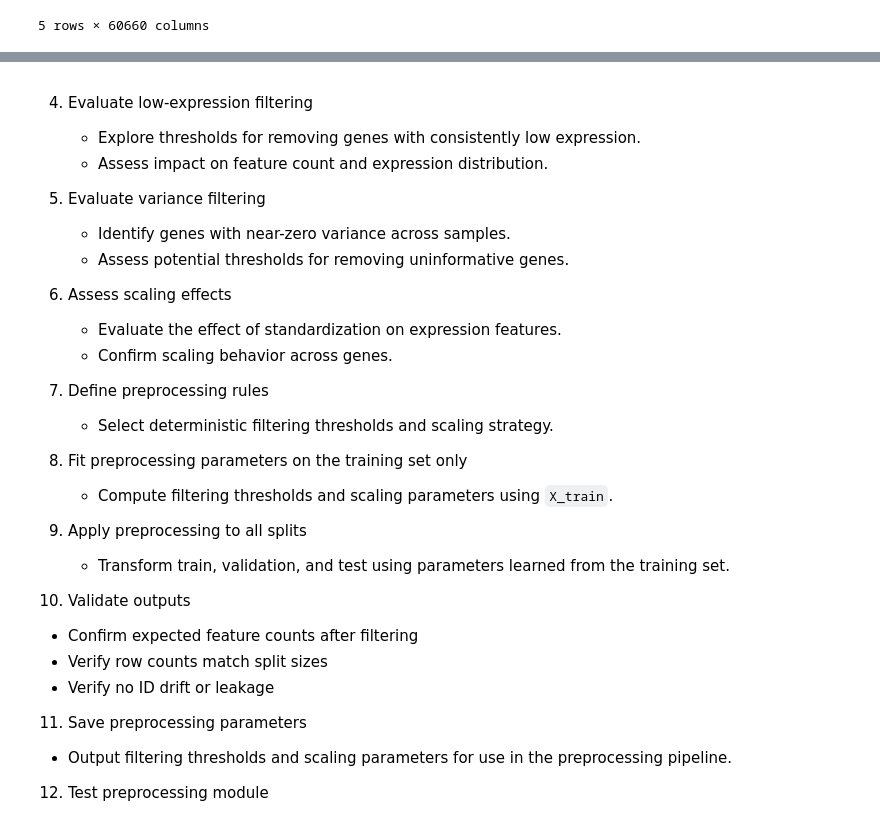
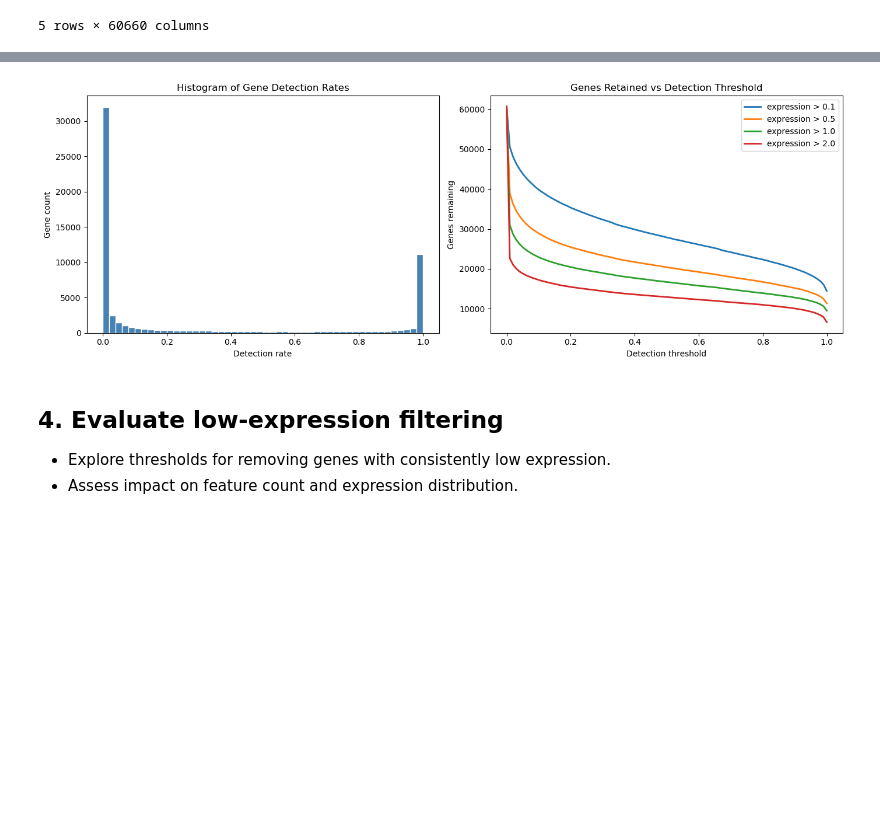
Before and after one commit to dpolioudakis/tcga-multimodal-survival, a Jupyter notebook: notebooks/04_rna_preprocessing.ipynb, the cells around one changed output, grey strips where cells are left out. Cells and saved outputs as stored; diff of their text form; code cells hidden in the pictures; blank space fills up the shorter version.

Commit message:
Add RNA preprocessing dev notebook and module

```diff
--- a/notebooks/04_rna_preprocessing.ipynb
+++ b/notebooks/04_rna_preprocessing.ipynb
@@ -160,0 +217,43 @@ test:  (44, 60660)
+# %%
+# Use train-only data to quantify how often each gene is detected across samples.
+
+expression_thresholds = [0.1, 0.5, 1.0, 2.0]
+detection_thresholds = np.linspace(0, 1, 101)
+
+detection_rate_df = pd.DataFrame({
+    f"detection_rate_tpm_gt_{threshold}": (X_train_df > threshold).sum(axis=0) / X_train_df.shape[0]
+    for threshold in expression_thresholds
+})
+
+display(detection_rate_df.head(), detection_rate_df.tail())
+
+fig, axes = plt.subplots(1, 2, figsize=(14, 5))
+
+axes[0].hist(
+    detection_rate_df["detection_rate_tpm_gt_1.0"],
+    bins=50,
+    color="steelblue",
+    edgecolor="white",
+)
+axes[0].set_title("Histogram of Gene Detection Rates")
+axes[0].set_xlabel("Detection rate")
+axes[0].set_ylabel("Gene count")
+
+for threshold in expression_thresholds:
+    col = f"detection_rate_tpm_gt_{threshold}"
+    genes_retained = [(detection_rate_df[col] >= t).sum() for t in detection_thresholds]
+    axes[1].plot(
+        detection_thresholds,
+        genes_retained,
+        linewidth=2,
+        label=f"expression > {threshold}",
+    )
+
+axes[1].set_title("Genes Retained vs Detection Threshold")
+axes[1].set_xlabel("Detection threshold")
+axes[1].set_ylabel("Genes remaining")
+axes[1].legend()
+
+plt.tight_layout()
+plt.show()
+# %% [output]
@@ -161,31 +274,5 @@ test:  (44, 60660)
+[figure, added]
 # %% [markdown]
-4. Evaluate low-expression filtering
+## 4. Evaluate low-expression filtering
    - Explore thresholds for removing genes with consistently low expression.
    - Assess impact on feature count and expression distribution.
-
-5. Evaluate variance filtering
-   - Identify genes with near-zero variance across samples.
-   - Assess potential thresholds for removing uninformative genes.
-
-6. Assess scaling effects
-   - Evaluate the effect of standardization on expression features.
-   - Confirm scaling behavior across genes.
-
-7. Define preprocessing rules
-   - Select deterministic filtering thresholds and scaling strategy.
-
-8. Fit preprocessing parameters on the training set only
-   - Compute filtering thresholds and scaling parameters using `X_train`.
-
-9. Apply preprocessing to all splits
-   - Transform train, validation, and test using parameters learned from the training set.
-
-10. Validate outputs
-   - Confirm expected feature counts after filtering
-   - Verify row counts match split sizes
-   - Verify no ID drift or leakage
-
-11. Save preprocessing parameters
-   - Output filtering thresholds and scaling parameters for use in the preprocessing pipeline.
-
-12. Test preprocessing module
```
Also changed, not shown: parts of 27 cells of this notebook, 3 other files.
